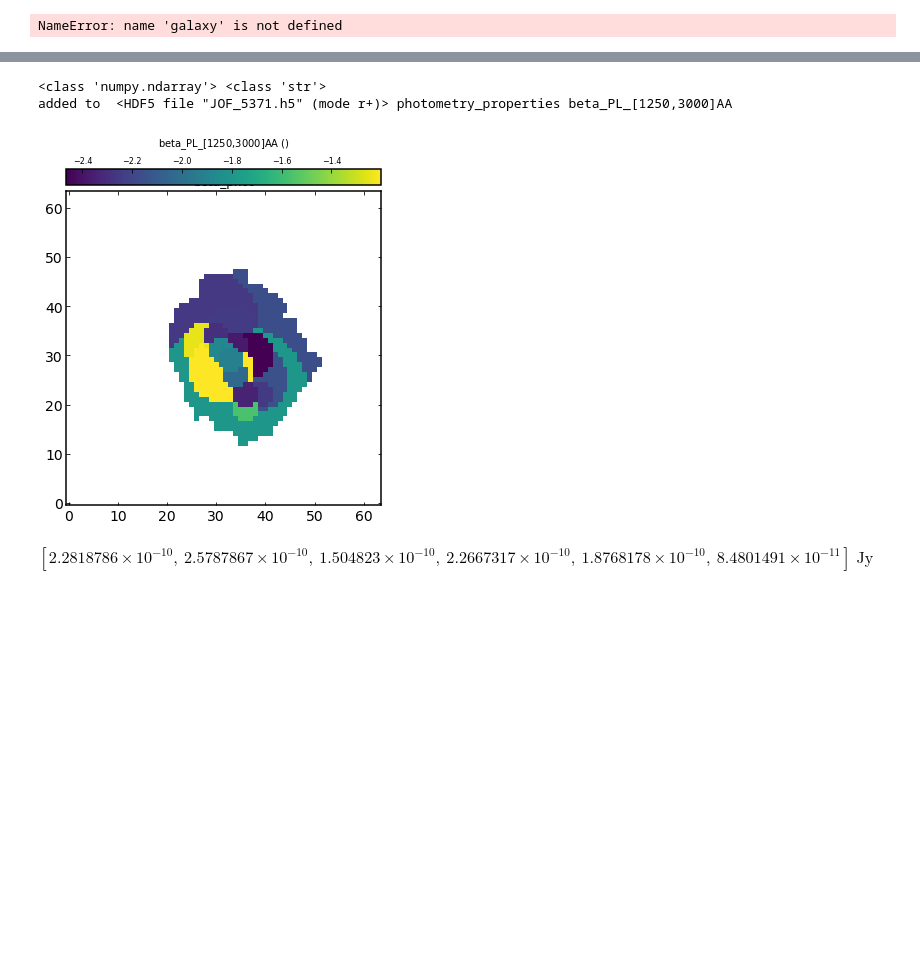
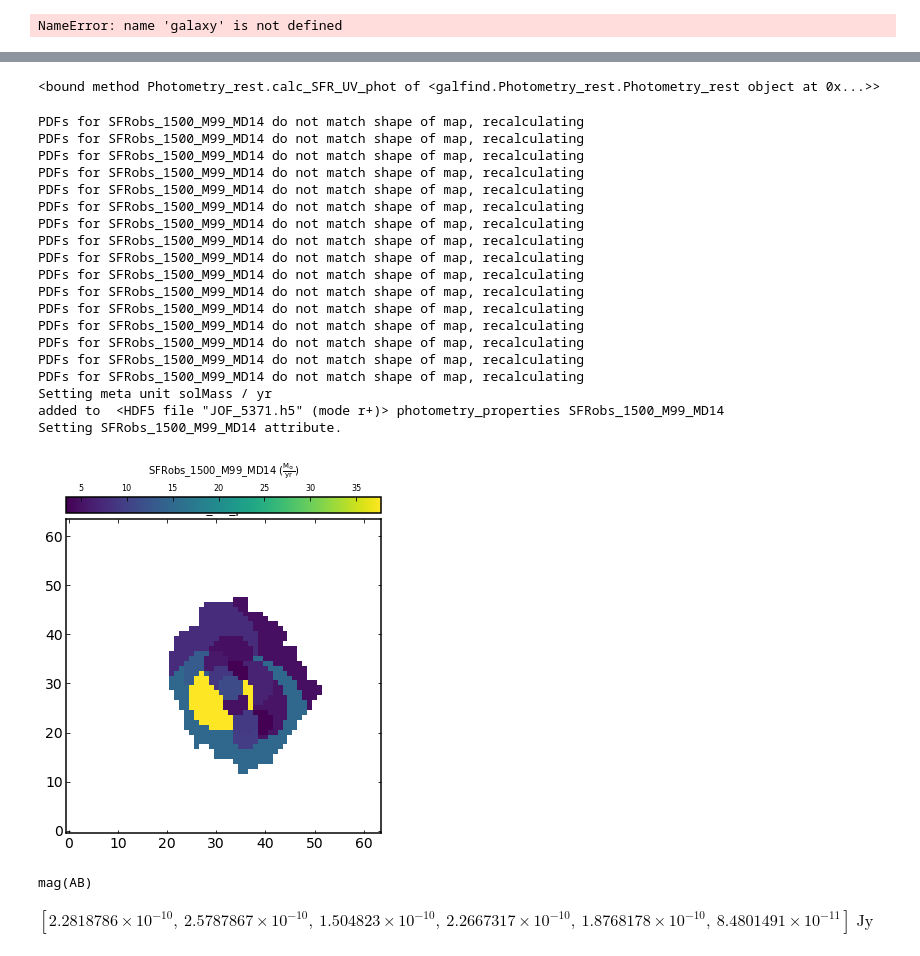
Before and after one commit to tHarvey303/EXPANSE, a Jupyter notebook: ResolvedSEDNotebook.ipynb, the cells around one changed output, grey strips where cells are left out. Cells and saved outputs as stored; diff of their text form; code cells hidden in the pictures; blank space fills up the shorter version.

```diff
--- a/ResolvedSEDNotebook.ipynb
+++ b/ResolvedSEDNotebook.ipynb
@@ -239,10 +234,71 @@ Using binmap type from argument pixedfit
-# %%
-rest_UV_wav_lims = [1250., 3000.] * u.Angstrom
-galaxy.galfind_phot_property_map('beta_phot', rest_UV_wav_lims = rest_UV_wav_lims);
-# %% [output]
-<class 'numpy.ndarray'> <class 'str'>
-added to  <HDF5 file "JOF_5371.h5" (mode r+)> photometry_properties beta_PL_[1250,3000]AA
-[figure, removed]
+# %%
+rest_UV_wav_lims = [1250., 3000.] * u.Angstrom
+ref_wav =  1_500. * u.AA
+conv_author_year = 'M99'
+kappa_UV_conv_author_year = 'MD14'
+dust_author_year = 'M99'
+load_in = False
+#galaxy.galfind_phot_property_map('beta_phot', rest_UV_wav_lims = rest_UV_wav_lims, load_in = load_in);
+#galaxy.galfind_phot_property_map('mUV_phot', rest_UV_wav_lims = rest_UV_wav_lims, ref_wav = ref_wav, load_in = load_in);
+'''
+print(galaxy.galfind_photometry_rest[bin].flux_Jy)
+print(galaxy.galfind_photometry_rest[bin].properties)
+
+bin = 'TOTAL_BIN'
+print(galaxy.galfind_photometry_rest[bin].flux_Jy)
+print(galaxy.galfind_photometry_rest[bin].properties)
+bin = 'MAG_APER_0.32 arcsec'
+
+
+phot_obj = copy.deepcopy(galaxy.galfind_photometry_rest[bin])
+func = phot_obj.calc_SFR_UV_phot
+phot_obj._calc_property(func,rest_UV_wav_lims = rest_UV_wav_lims, frame = 'obs', iters = 150,
+                        kappa_UV_conv_author_year = kappa_UV_conv_author_year, dust_author_year = dust_author_year,
+                        ref_wav = ref_wav)
+props = phot_obj.properties
+print(props)
+'''
+
+
+
+#galaxy.galfind_phot_property_map('MUV_phot', rest_UV_wav_lims = rest_UV_wav_lims, ref_wav = ref_wav, load_in = load_in);
+#galaxy.galfind_phot_property_map('SFR_UV_phot', rest_UV_wav_lims = rest_UV_wav_lims, frame = 'obs', iters = 150,
+#                                kappa_UV_conv_author_year = kappa_UV_conv_author_year, dust_author_year = dust_author_year,
+#                                ref_wav = ref_wav, density = True, logmap = True, load_in = load_in);
+
+
+
+galaxy.galfind_phot_property_map('SFR_UV_phot', rest_UV_wav_lims = rest_UV_wav_lims, frame = 'obs', iters = 150,
+                                kappa_UV_conv_author_year = kappa_UV_conv_author_year, dust_author_year = dust_author_year,
+                                ref_wav = ref_wav, density = False);
+
+#galaxy.galfind_photometry_rest['1'].get_rest_UV_phot(rest_UV_wav_lims).flux_Jy
+# %% [output]
+<bound method Photometry_rest.calc_SFR_UV_phot of <galfind.Photometry_rest.Photometry_rest object at 0x...>>
+PDFs for SFRobs_1500_M99_MD14 do not match shape of map, recalculating
+PDFs for SFRobs_1500_M99_MD14 do not match shape of map, recalculating
+PDFs for SFRobs_1500_M99_MD14 do not match shape of map, recalculating
+PDFs for SFRobs_1500_M99_MD14 do not match shape of map, recalculating
+PDFs for SFRobs_1500_M99_MD14 do not match shape of map, recalculating
+PDFs for SFRobs_1500_M99_MD14 do not match shape of map, recalculating
+PDFs for SFRobs_1500_M99_MD14 do not match shape of map, recalculating
+PDFs for SFRobs_1500_M99_MD14 do not match shape of map, recalculating
+PDFs for SFRobs_1500_M99_MD14 do not match shape of map, recalculating
+PDFs for SFRobs_1500_M99_MD14 do not match shape of map, recalculating
+PDFs for SFRobs_1500_M99_MD14 do not match shape of map, recalculating
+PDFs for SFRobs_1500_M99_MD14 do not match shape of map, recalculating
+PDFs for SFRobs_1500_M99_MD14 do not match shape of map, recalculating
+PDFs for SFRobs_1500_M99_MD14 do not match shape of map, recalculating
+PDFs for SFRobs_1500_M99_MD14 do not match shape of map, recalculating
+PDFs for SFRobs_1500_M99_MD14 do not match shape of map, recalculating
+Setting meta unit solMass / yr
+added to  <HDF5 file "JOF_5371.h5" (mode r+)> photometry_properties SFRobs_1500_M99_MD14
+Setting SFRobs_1500_M99_MD14 attribute.
+[figure, added]
+# %%
+print(galaxy.M1500.unit)
+# %% [output]
+mag(AB)
 # %%
 galaxy.galfind_photometry_rest['5'].get_rest_UV_phot(rest_UV_wav_lims).flux_Jy_errs
 # %% [output]
```
Also changed, not shown: parts of 7 cells of this notebook, 6 other files.
